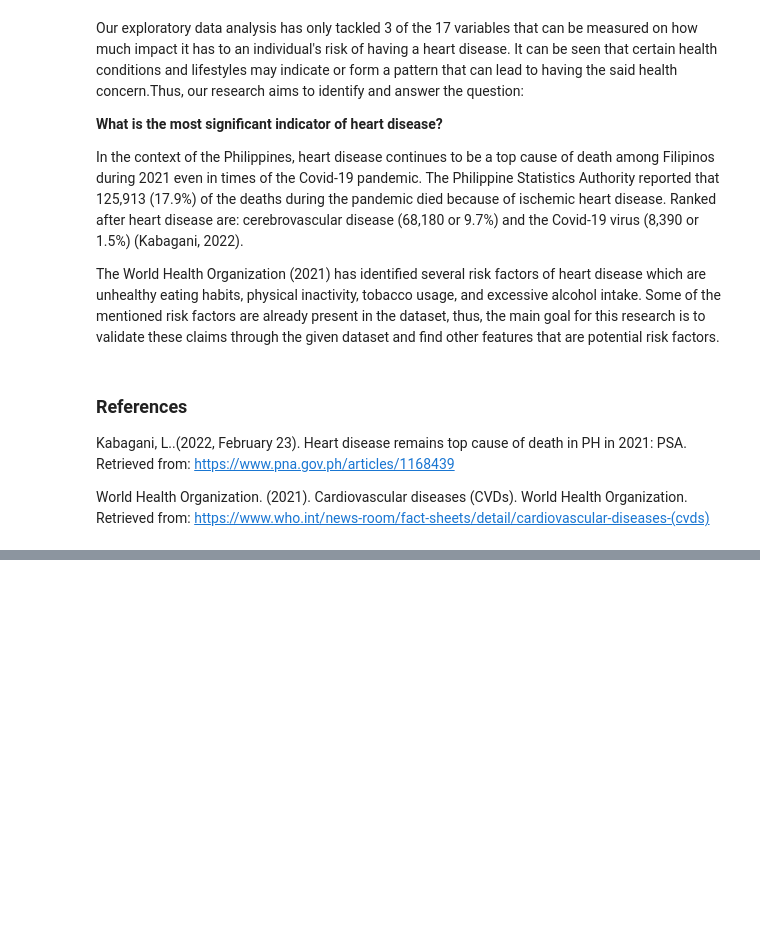
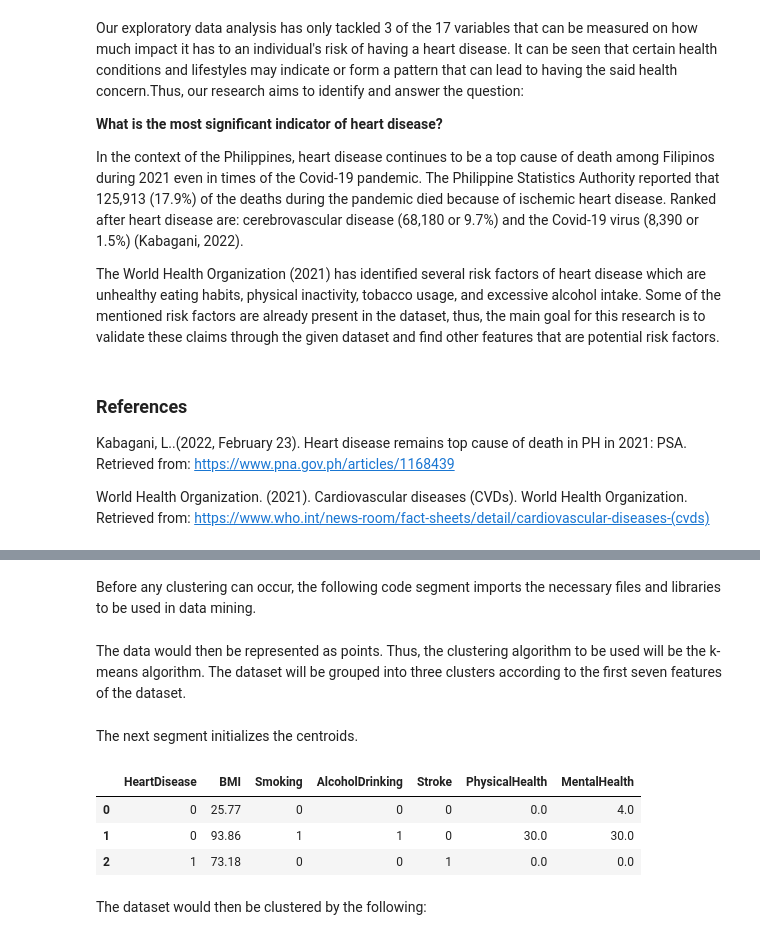
Before and after one commit to rijopalla/CSMODEL-MCO, a Jupyter notebook: MCO_Group 9.ipynb, the cells around one changed output, grey strips where cells are left out. Drawn from its saved outputs; the diff is of its cells as text; code cells hidden in the pictures; blank space fills up the shorter version.

Commit message:
added data mining (clustering)

```diff
--- a/MCO_Group 9.ipynb
+++ b/MCO_Group 9.ipynb
@@ -512,0 +492,2 @@ hd_df.head()
+# %% [markdown]
+Before any clustering can occur, the following code segment imports the necessary files and libraries to be used in data mining.
@@ -512,0 +496,15 @@ hd_df.head()
+# %% [markdown]
+The data would then be represented as points. Thus, the clustering algorithm to be used will be the k-means algorithm. The dataset will be grouped into three clusters according to the first seven features of the dataset.
+# %%
+kmeans = KMeans(3, 0, 7, 319795, heart_df)
+# %% [markdown]
+The next segment initializes the centroids.
+# %%
+kmeans.initialize_centroids(heart_df)
+# %% [output]
+|  | HeartDisease | BMI | Smoking | AlcoholDrinking | Stroke | PhysicalHealth | MentalHealth |
+| 0 | 0 | 25.77 | 0 | 0 | 0 | 0.0 | 4.0 |
+| 1 | 0 | 93.86 | 1 | 1 | 0 | 30.0 | 30.0 |
+| 2 | 1 | 73.18 | 0 | 0 | 1 | 0.0 | 0.0 |
+# %% [markdown]
+The dataset would then be clustered by the following:
```
Also changed, not shown: parts of 9 cells of this notebook, 1 other file.
